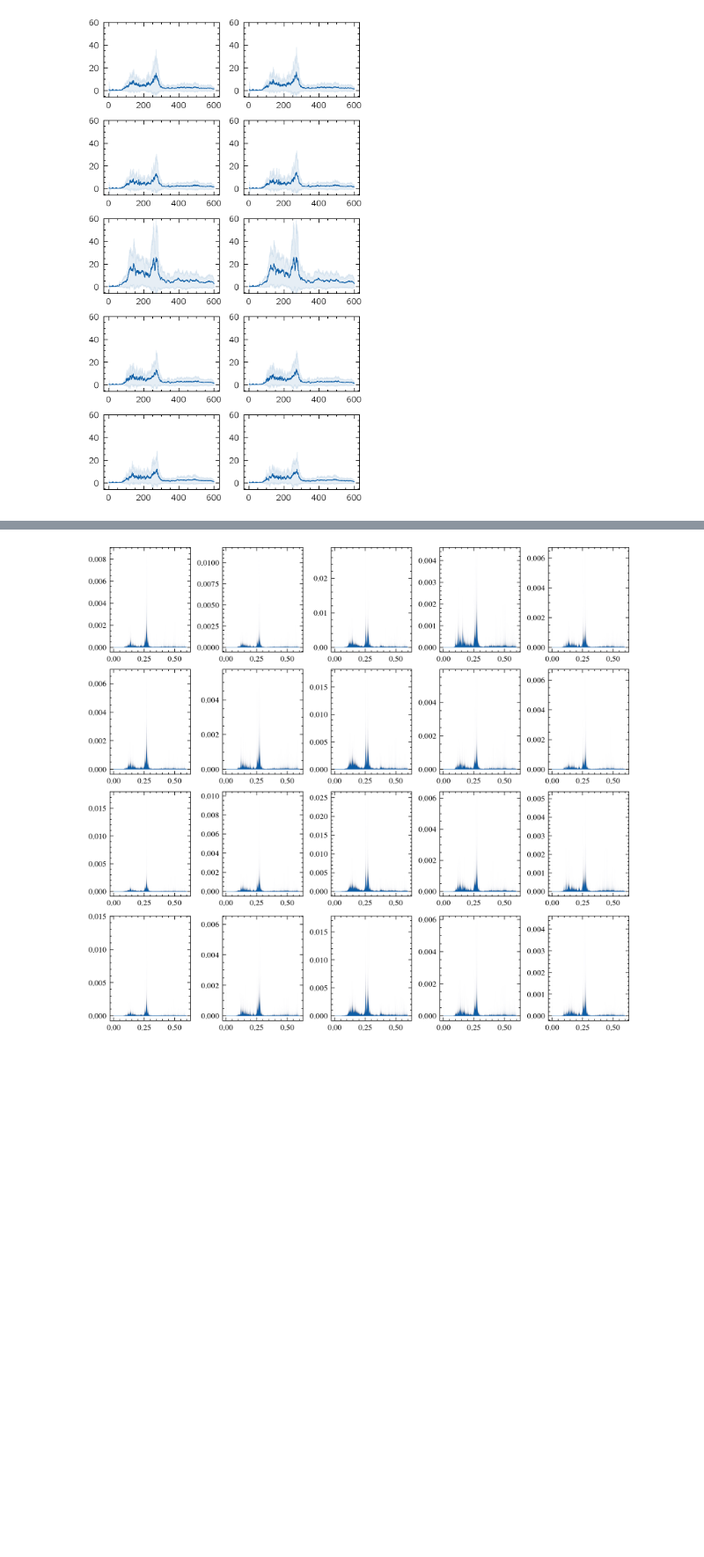
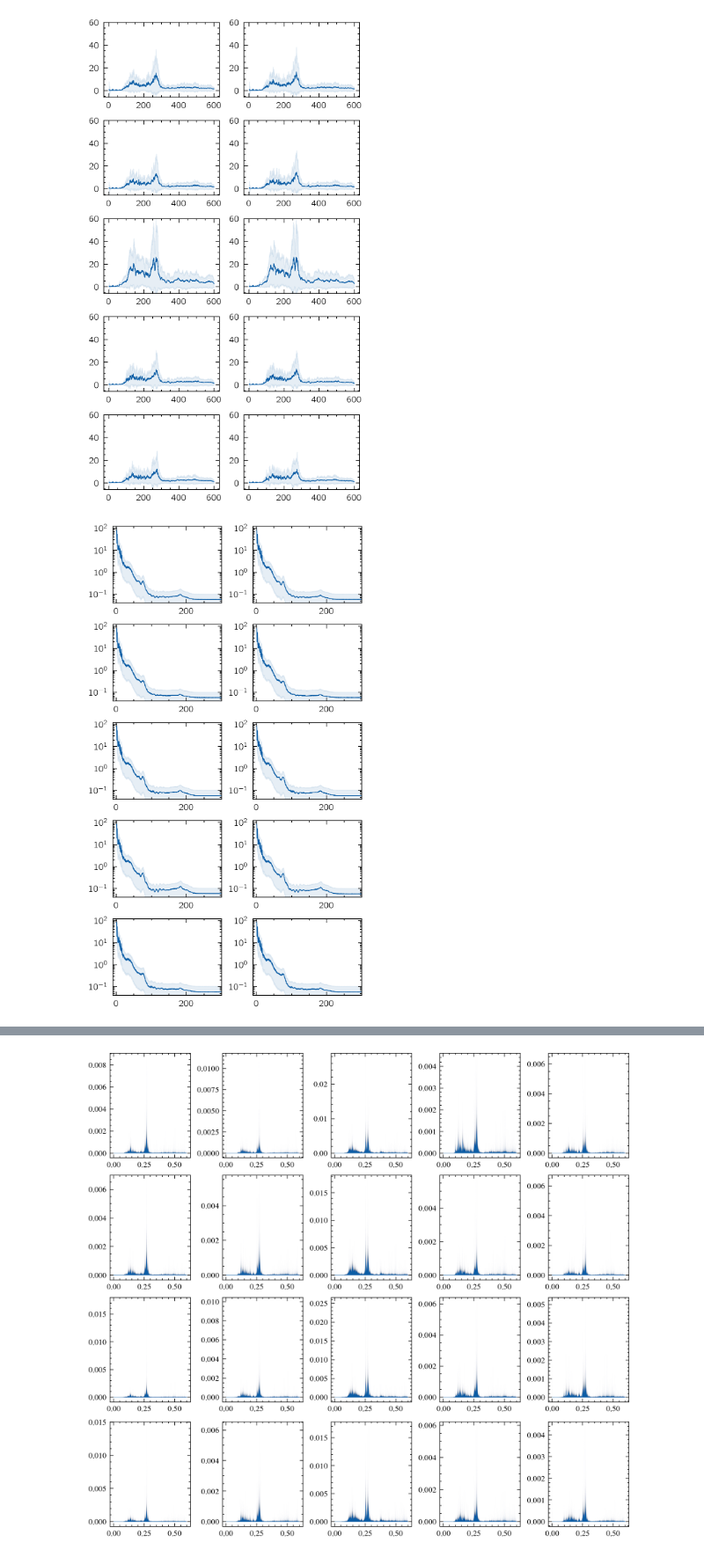
Before and after one commit to mingwucn/Data-Driven-Approach-to-Mitigate-Acoustic-Sensor-Positioning-Effects-in-LPBF, a Jupyter notebook: statistical_differences.ipynb, the cells around one changed output, grey strips where cells are left out. Shown at 88% size. Cells and saved outputs as stored; diff of their text form; code cells hidden in the pictures; blank space fills up the shorter version.

```diff
--- a/statistical_differences.ipynb
+++ b/statistical_differences.ipynb
@@ -99,15 +99,21 @@ array([   394,    396,    398, ..., 124338, 124340, 124342])
 _AE = [lpbf_data.AE[i] for i in _index]
 _ft = fourier_transform1d_interp(_AE,sampling_rate_daq,target_freq=target_freq,target_length=target_length, verbose=False)
 # %%
-def getFT(i_r, i_c):
+def getFT_ae(i_r, i_c):
     _index = np.asarray(df_context[(df_context['Direction']==uni_direction[i_r]) & (df_context['Position']==uni_position[i_c])].index,dtype=int)
     _AE = [lpbf_data.AE[i] for i in _index]
     _ft = fourier_transform1d_interp(_AE,sampling_rate_daq,target_freq=target_freq,target_length=target_length, verbose=False)
     return _ft[0]
+
+def getFT_mic(i_r, i_c):
+    _index = np.asarray(df_context[(df_context['Direction']==uni_direction[i_r]) & (df_context['Position']==uni_position[i_c])].index,dtype=int)
+    _AE = [lpbf_data.microphone[i] for i in _index]
+    _ft = fourier_transform1d_interp(_AE,sampling_rate_daq,target_freq=target_freq,target_length=target_length, verbose=False)
+    return _ft[0]
 # %%
 i_r = 0
 i_c = 4
-_ft = getFT(i_r,i_c)
+_ft = getFT_ae(i_r,i_c)
 # %%
 plt.rcParams.update(one_column)
 plt.rcParams['figure.constrained_layout.use']=True
@@ -116,7 +122,7 @@ for i_c in range(5):
     for i_x,i_r in enumerate(([0,1],[2,3])):
         ft0 = []
         for _i_r in i_r:
-            _ft = getFT(_i_r,i_c)
+            _ft = getFT_ae(_i_r,i_c)
             _ft = np.where(np.isnan(_ft), 0, _ft)
             ft0.append(_ft)
         _ft = np.concatenate(ft0,axis=0)
@@ -125,7 +131,30 @@ for i_c in range(5):
         ax[i_c,i_x].plot(common_freqs[10:]/1e3, mean_values[10:],lw=0.5)
         ax[i_c,i_x].fill_between(common_freqs[10:]/1e3, (mean_values - std_values)[10:], (mean_values + std_values)[10:], color=cm_std[0], alpha=0.1, label="±1 STD",lw=0.5)
         ax[i_c,i_x].set_ylim(-6,60)
-plt.savefig(f"./outputs/raw_statistical_diff.png",dpi=600)
+plt.savefig(f"./outputs/raw_statistical_diff_ae.png",dpi=600)
 plt.show()
 # %% [output]
 [figure]
+# %%
+plt.rcParams.update(one_column)
+plt.rcParams['figure.constrained_layout.use']=True
+fig,ax = plt.subplots(nrows=5,ncols=2,figsize=(3.0,2.625*2))
+for i_c in range(5):
+    for i_x,i_r in enumerate(([0,1],[2,3])):
+        ft0 = []
+        for _i_r in i_r:
+            _ft = getFT_mic(_i_r,i_c)
+            _ft = np.where(np.isnan(_ft), 0, _ft)
+            ft0.append(_ft)
+        _ft = np.concatenate(ft0,axis=0)
+        mean_values = np.mean(np.abs(_ft), axis=0)
+        std_values = np.std(np.abs(_ft), axis=0)
+        ax[i_c,i_x].plot(common_freqs[10:]/1e3, mean_values[10:],lw=0.5)
+        ax[i_c,i_x].fill_between(common_freqs[10:]/1e3, (mean_values - std_values)[10:], (mean_values + std_values)[10:], color=cm_std[0], alpha=0.1, label="±1 STD",lw=0.5)
+        ax[i_c,i_x].set_xlim(-10,300)
+        ax[i_c,i_x].set_ylim(0.04,120)
+        ax[i_c,i_x].set_yscale('log')
+plt.savefig(f"./outputs/raw_statistical_diff_mic.png",dpi=600)
+plt.show()
+# %% [output]
+[figure, added]
```
Also changed, not shown: parts of 2 cells of this notebook, 21 other files.
